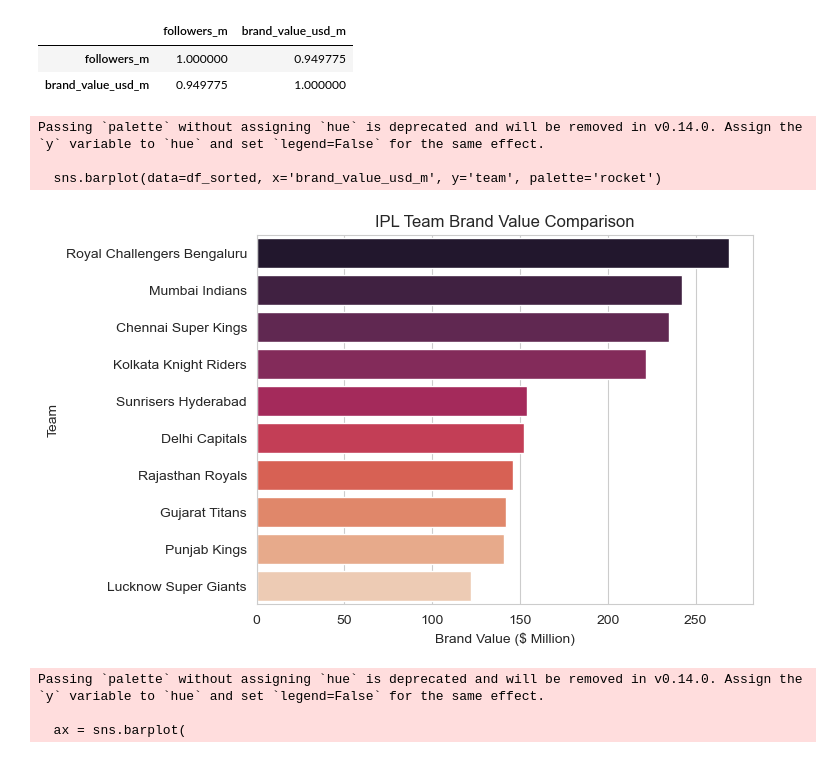
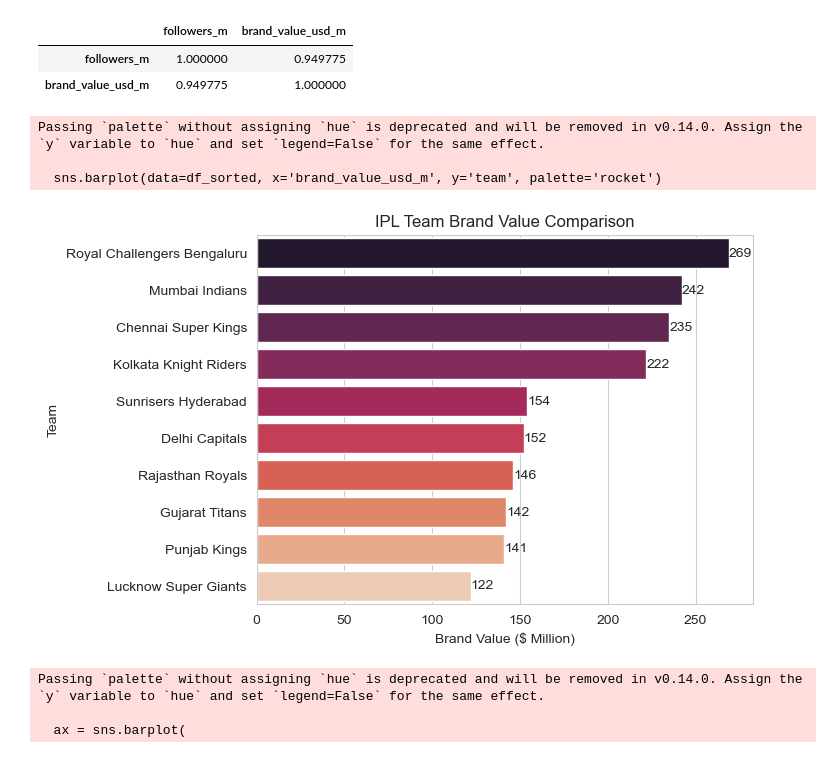
Before and after one commit to tajveer-31/IPL_DA_Python, a Jupyter notebook: Data/02_data_Analysis.ipynb, the cells around one changed output. Cells and saved outputs as stored; diff of their text form; code cells hidden in the pictures.

```diff
--- a/Data/02_data_Analysis.ipynb
+++ b/Data/02_data_Analysis.ipynb
@@ -127,18 +127,19 @@ df_sorted = df.sort_values('brand_value_usd_m', ascending=False)
 # %%
 sns.barplot(data=df_sorted, x='brand_value_usd_m', y='team', palette='rocket')
 plt.title("IPL Team Brand Value Comparison")
 plt.xlabel("Brand Value ($ Million)")
 plt.ylabel("Team")
+for index, value in enumerate(df_sorted['brand_value_usd_m']):
+    plt.text(value, index, f'{value:.0f}', va='center')
+
+
+
 plt.show()
-
-# “Fan engagement strongly correlates with brand value…”
-# “Certain teams outperform in monetization…”
-# “Brand-driven teams compete financially despite performance gaps…”
 # %% [output]
 Passing `palette` without assigning `hue` is deprecated and will be removed in v0.14.0. Assign the `y` variable to `hue` and set `legend=False` for the same effect.
 
   sns.barplot(data=df_sorted, x='brand_value_usd_m', y='team', palette='rocket')
-[figure, old version]
+[figure, new version]
 # %%
 df['business_score'] = (
     0.5 * df['brand_value_usd_m'] +
```
